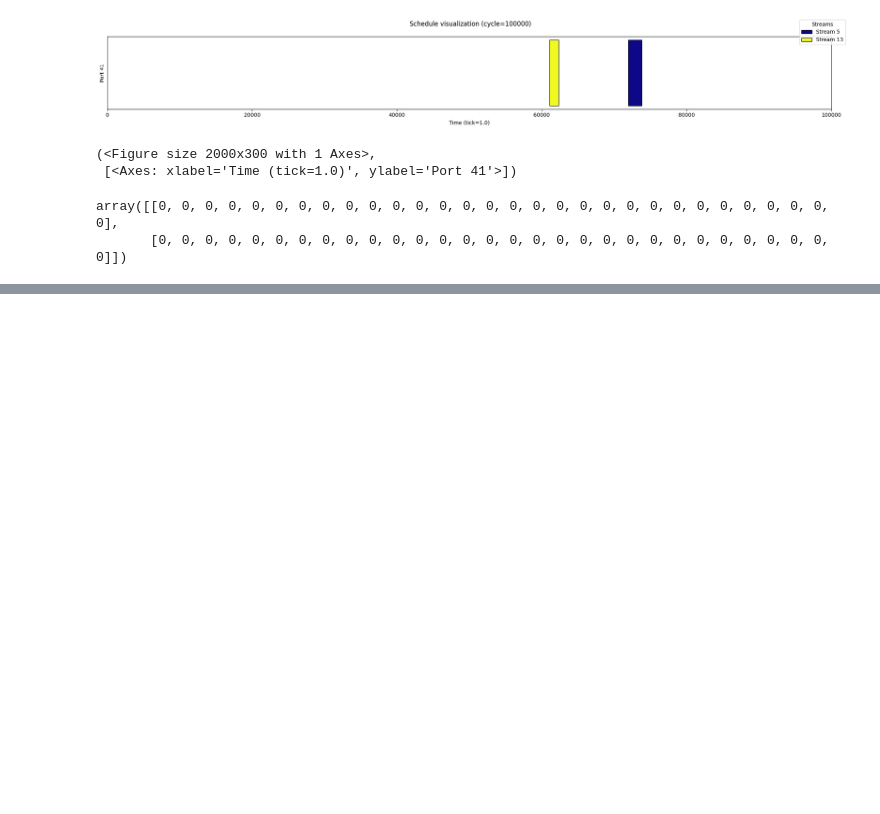
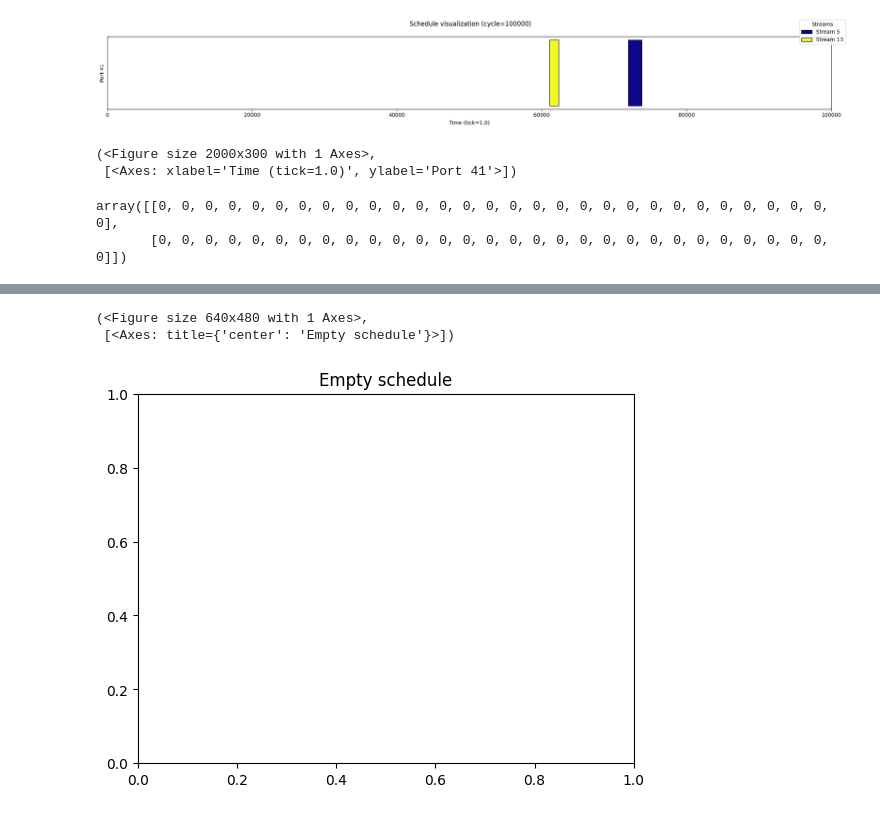
Before and after one commit to TSNTools/TSN_optimizer_platform, a Jupyter notebook: test_conversion.ipynb, the cells around one changed output, grey strips where cells are left out. Saved outputs shown, nothing was run; the diff lists cells and outputs as text; code cells hidden in the pictures; blank space fills up the shorter version.

```diff
--- a/test_conversion.ipynb
+++ b/test_conversion.ipynb
@@ -382,0 +383,6 @@ array([[0, 0, 0, 0, 0, 0, 0, 0, 0, 0, 0, 0, 0, 0, 0, 0, 0, 0, 0, 0, 0, 0, 0, 0,
+# %%
+instance3.schedule.plot(span=instance3.schedule.cycle_ns,stream_ids=[28])
+# %% [output]
+(<Figure size 640x480 with 1 Axes>,
+ [<Axes: title={'center': 'Empty schedule'}>])
+[figure, added]
```
Also changed, not shown: parts of 13 cells of this notebook.
